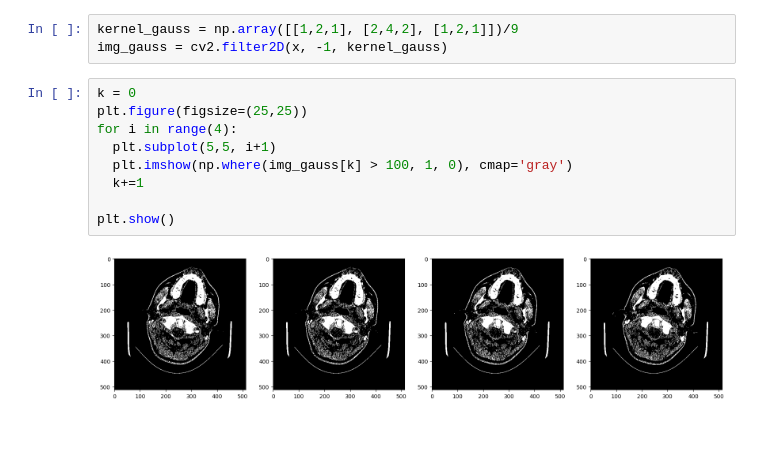
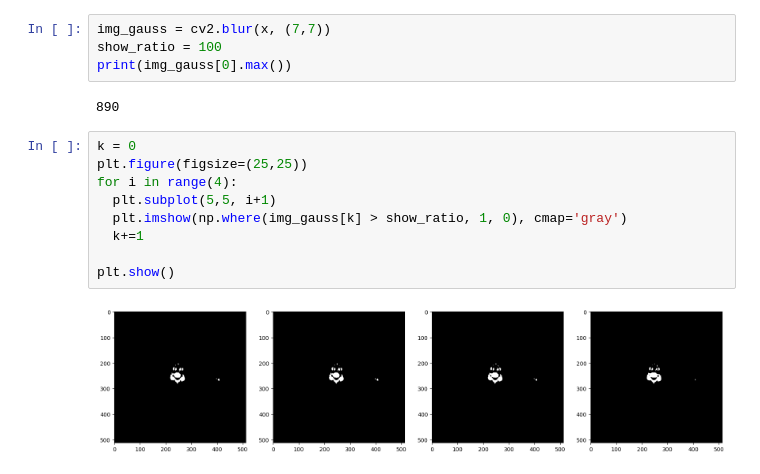
Before and after one commit to Ivan-AI-hub/skull_project, a Jupyter notebook: NoiseDetector.ipynb, the cells around one changed output. Cells and saved outputs as stored; diff of their text form; blank space fills up the shorter version.

```diff
--- a/NoiseDetector.ipynb
+++ b/NoiseDetector.ipynb
@@ -58,14 +72,17 @@ plt.show()
-# %%
-kernel_gauss = np.array([[1,2,1], [2,4,2], [1,2,1]])/9
-img_gauss = cv2.filter2D(x, -1, kernel_gauss)
+# %%
+img_gauss = cv2.blur(x, (7,7))
+show_ratio = 100
+print(img_gauss[0].max())
+# %% [output]
+890
 # %%
 k = 0
 plt.figure(figsize=(25,25))
 for i in range(4):
   plt.subplot(5,5, i+1)
-  plt.imshow(np.where(img_gauss[k] > 100, 1, 0), cmap='gray')
+  plt.imshow(np.where(img_gauss[k] > show_ratio, 1, 0), cmap='gray')
   k+=1
 
 plt.show()
 # %% [output]
-[figure, old version]
+[figure, new version]
```
Also changed, not shown: parts of 9 cells of this notebook, 2 other files.
